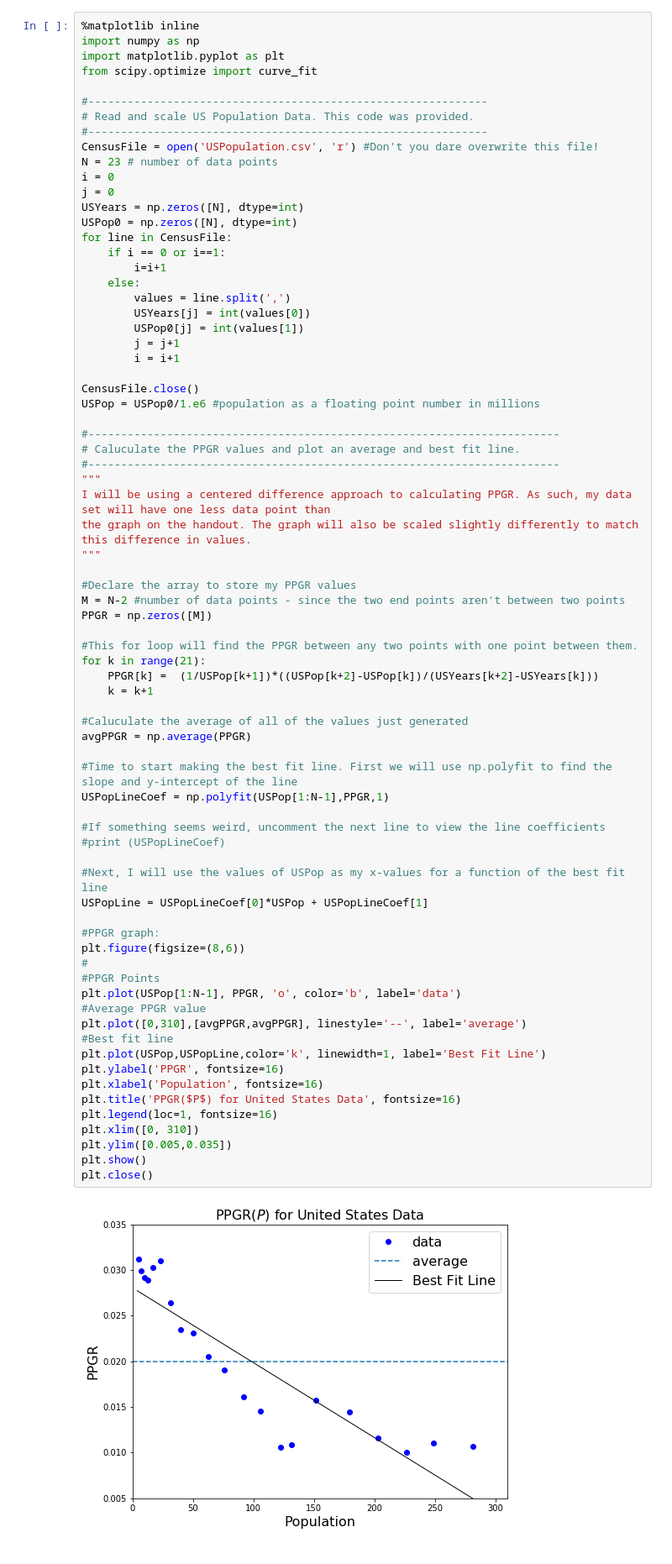
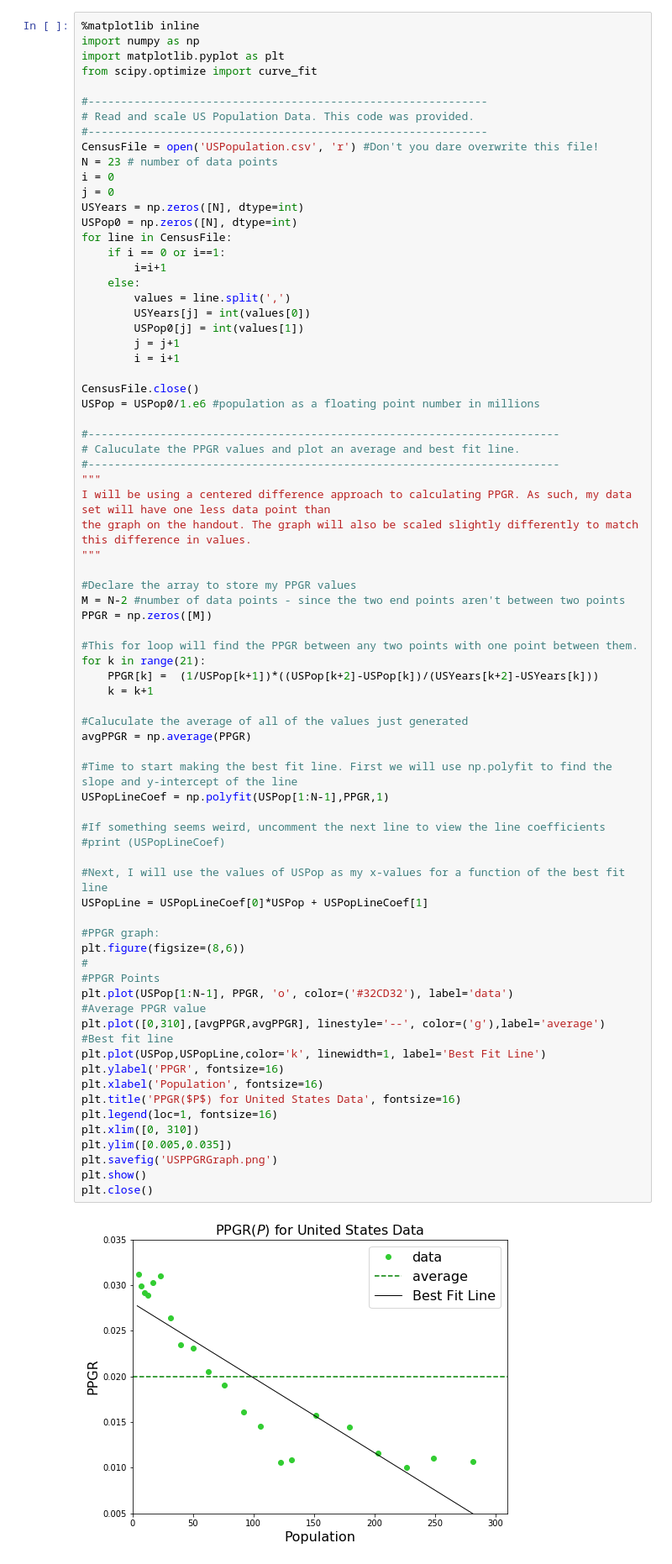
Before and after one commit to BananaBonanza/cwuMath475, a Jupyter notebook: butler475PPGR_P.ipynb, the cells around one changed output. Shown at 84% size. Drawn from its saved outputs; the diff is of its cells as text.

```diff
--- a/butler475PPGR_P.ipynb
+++ b/butler475PPGR_P.ipynb
@@ -51,36 +51,37 @@ for k in range(21):
     k = k+1
 
 #Caluculate the average of all of the values just generated
 avgPPGR = np.average(PPGR)
 
 #Time to start making the best fit line. First we will use np.polyfit to find the slope and y-intercept of the line
 USPopLineCoef = np.polyfit(USPop[1:N-1],PPGR,1)
 
 #If something seems weird, uncomment the next line to view the line coefficients
 #print (USPopLineCoef)
 
 #Next, I will use the values of USPop as my x-values for a function of the best fit line
 USPopLine = USPopLineCoef[0]*USPop + USPopLineCoef[1]
 
 #PPGR graph:
 plt.figure(figsize=(8,6))
 #
 #PPGR Points
-plt.plot(USPop[1:N-1], PPGR, 'o', color='b', label='data')
+plt.plot(USPop[1:N-1], PPGR, 'o', color=('#32CD32'), label='data')
 #Average PPGR value
-plt.plot([0,310],[avgPPGR,avgPPGR], linestyle='--', label='average')
+plt.plot([0,310],[avgPPGR,avgPPGR], linestyle='--', color=('g'),label='average')
 #Best fit line
 plt.plot(USPop,USPopLine,color='k', linewidth=1, label='Best Fit Line')
 plt.ylabel('PPGR', fontsize=16)
 plt.xlabel('Population', fontsize=16)
 plt.title('PPGR($P$) for United States Data', fontsize=16)
 plt.legend(loc=1, fontsize=16)
 plt.xlim([0, 310])
 plt.ylim([0.005,0.035])
+plt.savefig('USPPGRGraph.png')
 plt.show()
 plt.close()
 # %% [output]
-[figure, old version]
+[figure, new version]
 # %% [markdown]
 ### Answers to Questions:
 ##### 1) Give any formulas you used to calculate PPGR and explain why you used them.
```
Also changed, not shown: parts of 1 cell of this notebook, 7 other files.
